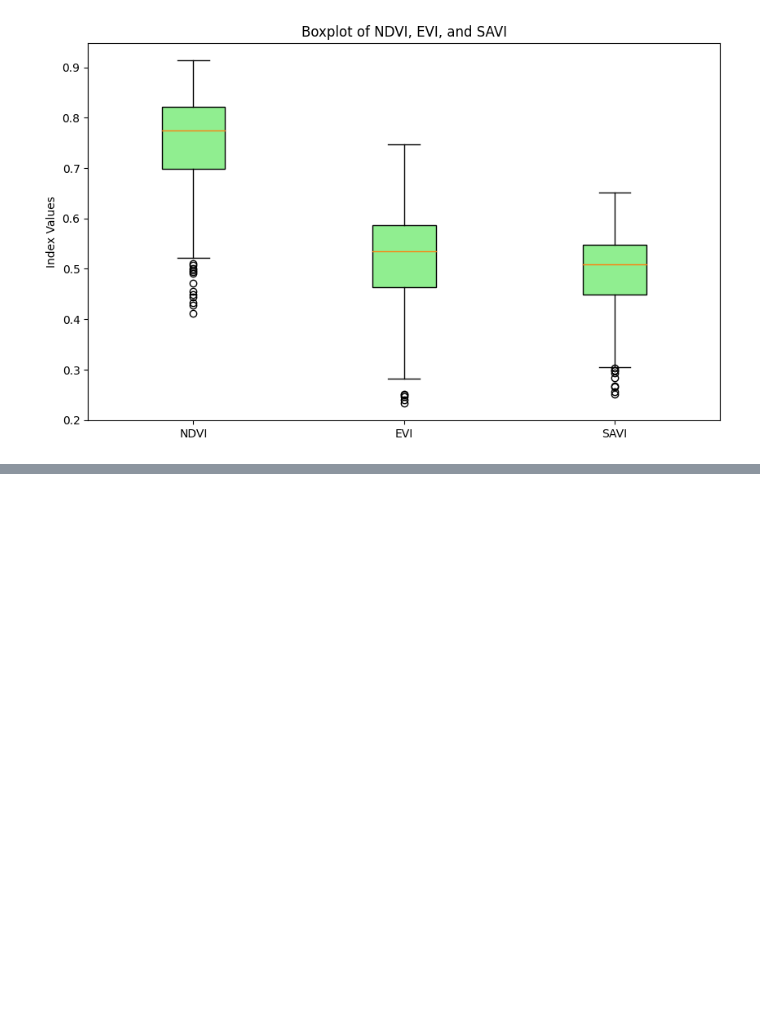
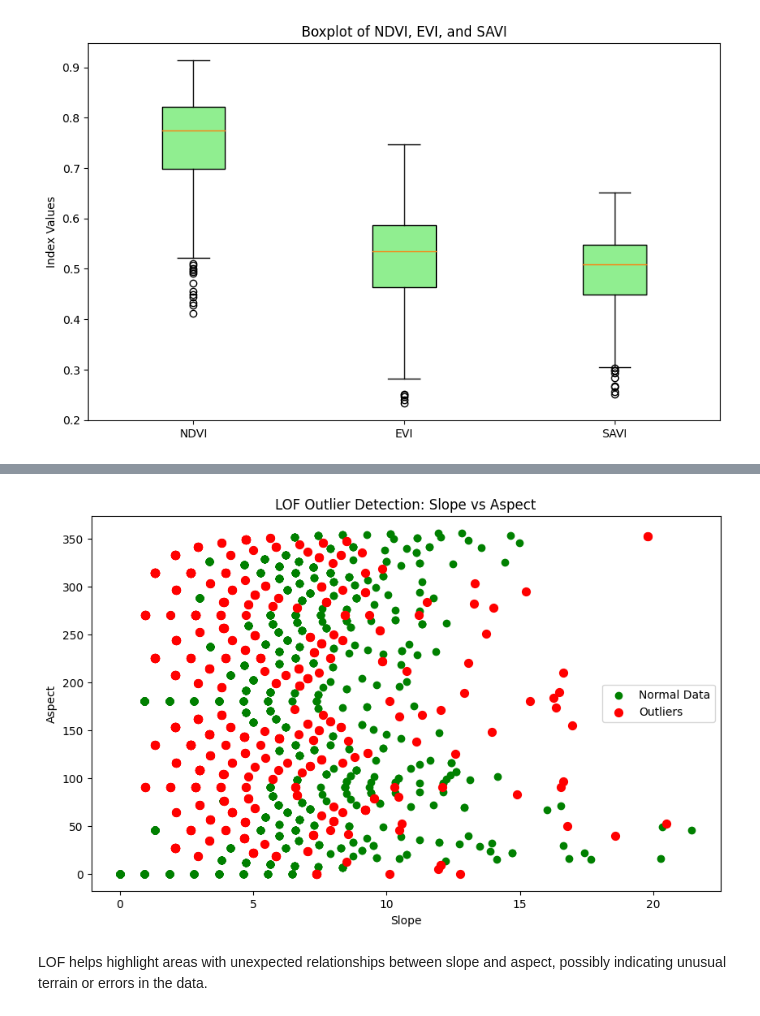
Before and after one commit to samuelhernandez99/SpatialModelingTutorials, a Jupyter notebook: Notebooks/CostaRica.ipynb, the cells around one changed output, grey strips where cells are left out. Cells and saved outputs as stored; diff of their text form; code cells hidden in the pictures; blank space fills up the shorter version.

```diff
--- a/Notebooks/CostaRica.ipynb
+++ b/Notebooks/CostaRica.ipynb
@@ -441,0 +560,37 @@ Outliers found at indices: [19 29 39 48 61 73 74 85 90 93]
+# %%
+from sklearn.neighbors import LocalOutlierFactor
+
+# Combine slope and aspect values for LOF
+combined_terrain_data = np.column_stack([slope_values, aspect_values])
+
+# Apply LOF to detect outliers
+lof = LocalOutlierFactor(n_neighbors=5, contamination=0.1)
+outlier_labels = lof.fit_predict(combined_terrain_data)
+
+# Identify the outliers
+outlier_indices = np.where(outlier_labels == -1)[0]
+
+# Scatter plot for Slope vs Aspect
+plt.figure(figsize=(10, 6))
+
+# Plot normal points in green
+plt.scatter(slope_values, aspect_values, c='green', label='Normal Data')
+
+# Plot outliers in red
+plt.scatter(
+    slope_values[outlier_indices], aspect_values[outlier_indices],
+    c='red', label='Outliers', marker='o', s=50
+)
+
+# Add labels and title
+plt.xlabel('Slope')
+plt.ylabel('Aspect')
+plt.title('LOF Outlier Detection: Slope vs Aspect')
+plt.legend()
+
+# Show the plot
+plt.show()
+# %% [output]
+[figure, added]
+# %% [markdown]
+LOF helps highlight areas with unexpected relationships between slope and aspect, possibly indicating unusual terrain or errors in the data.
```
Also changed, not shown: parts of 10 cells of this notebook.
